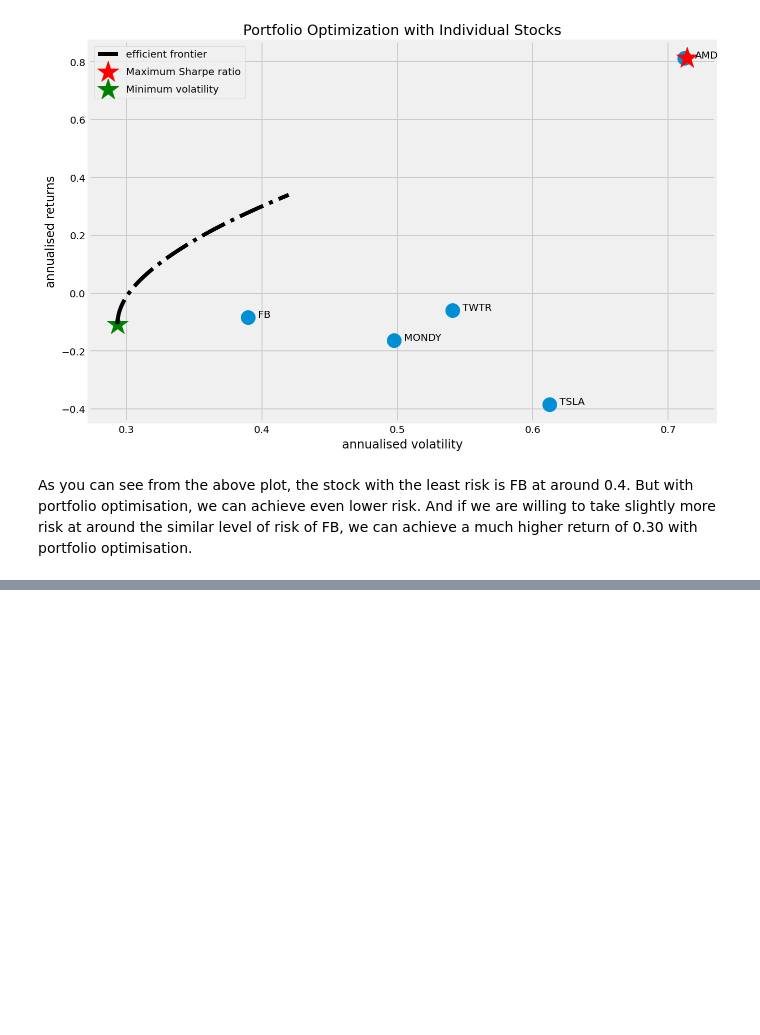
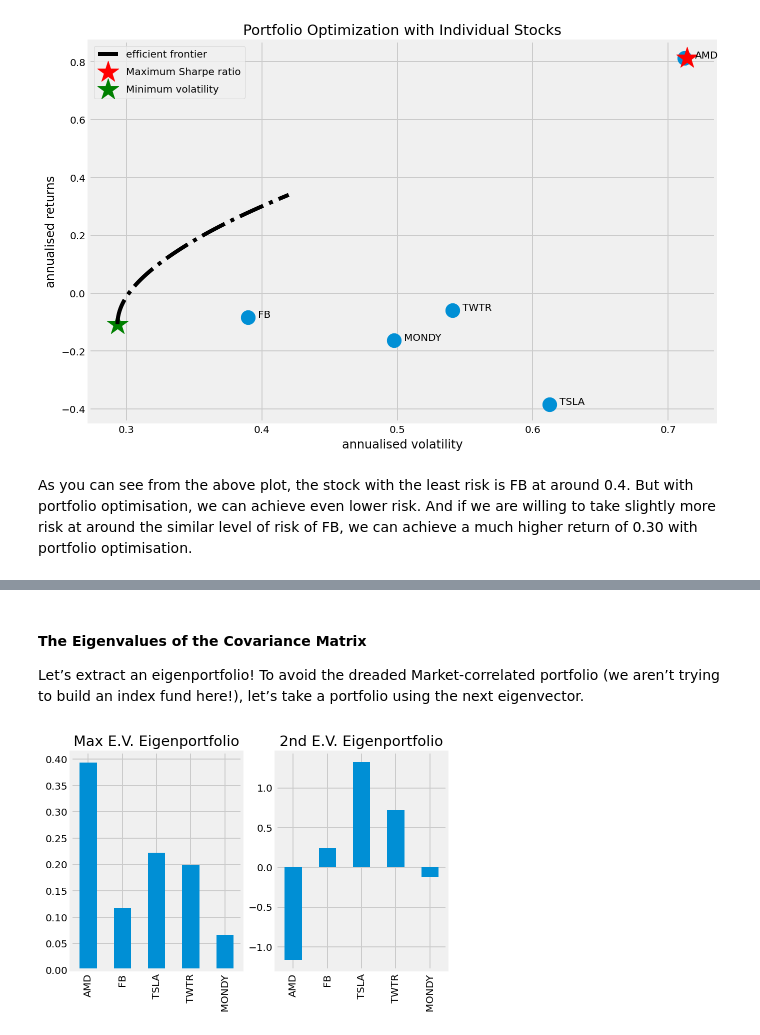
Before and after one commit to OleBo/Stock-Prediction-Models, a Jupyter notebook: simulation/portfolio-optimization.ipynb, the cells around one changed output, grey strips where cells are left out. Saved outputs shown, nothing was run; the diff lists cells and outputs as text; code cells hidden in the pictures; blank space fills up the shorter version.

```diff
--- a/simulation/portfolio-optimization.ipynb
+++ b/simulation/portfolio-optimization.ipynb
@@ -61,7 +64,7 @@ plt.show()
 # %% [markdown]
 Another way to plot this is plotting daily returns (percent change compared to the day before). By plotting daily returns instead of actual prices, we can see the stocks’ volatility.
 # %%
-returns = data.pct_change()
+returns = data.pct_change().iloc[1:, :]
 
 plt.figure(figsize=(14, 7))
 for c in returns.columns.values:
@@ -423,0 +491,5 @@ As you can see from the above plot, the stock with the least risk is FB at aroun
+# %%
+training_period = 30
+in_sample = returns.iloc[:(returns.shape[0]-training_period), :].copy()
+covariance_matrix = in_sample.cov()
+covariance_matrix
@@ -423,0 +503,25 @@ As you can see from the above plot, the stock with the least risk is FB at aroun
+# %% [markdown]
+#### The Eigenvalues of the Covariance Matrix
+
+Let’s extract an eigenportfolio! To avoid the dreaded Market-correlated portfolio (we aren’t trying to build an index fund here!), let’s take a portfolio using the next eigenvector.
+# %%
+D, S = np.linalg.eigh(covariance_matrix)
+eigenportfolio_1 = S[:,-1] / np.sum(S[:,-1]) # Normalize to sum to 1
+eigenportfolio_2 = S[:,-2] / np.sum(S[:,-2]) # Normalize to sum to 1
+
+
+# Setup Portfolios
+eigenportfolio1 = pd.DataFrame(data= eigenportfolio_1, columns = ['Investment Weight'], index = data.columns.copy())
+eigenportfolio2 = pd.DataFrame(data= eigenportfolio_2, columns = ['Investment Weight'], index = data.columns.copy())
+
+# Plot
+f = plt.figure()
+ax = plt.subplot(121)
+eigenportfolio1.plot(kind='bar', ax=ax, legend=False)
+plt.title("Max E.V. Eigenportfolio")
+ax = plt.subplot(122)
+eigenportfolio2.plot(kind='bar', ax=ax, legend=False)
+plt.title("2nd E.V. Eigenportfolio")
+plt.show()
+# %% [output]
+[figure, added]
```
Also changed, not shown: parts of 30 cells of this notebook, 35 other files.
